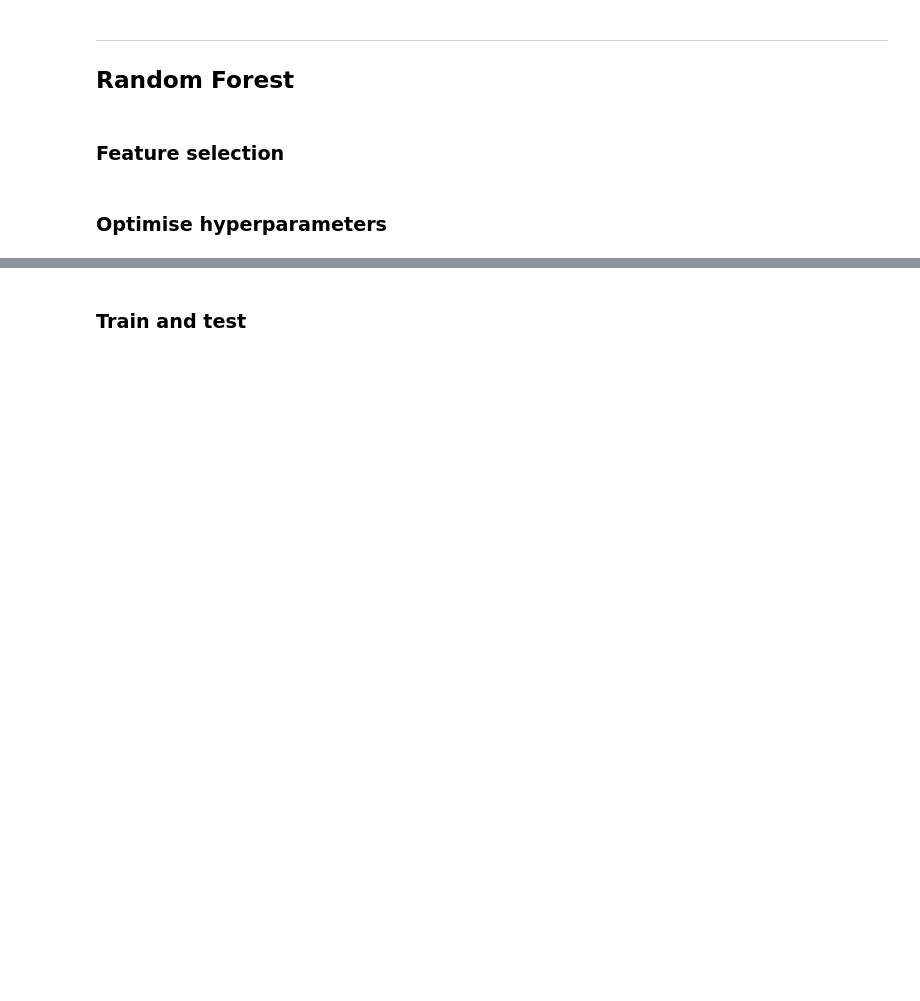
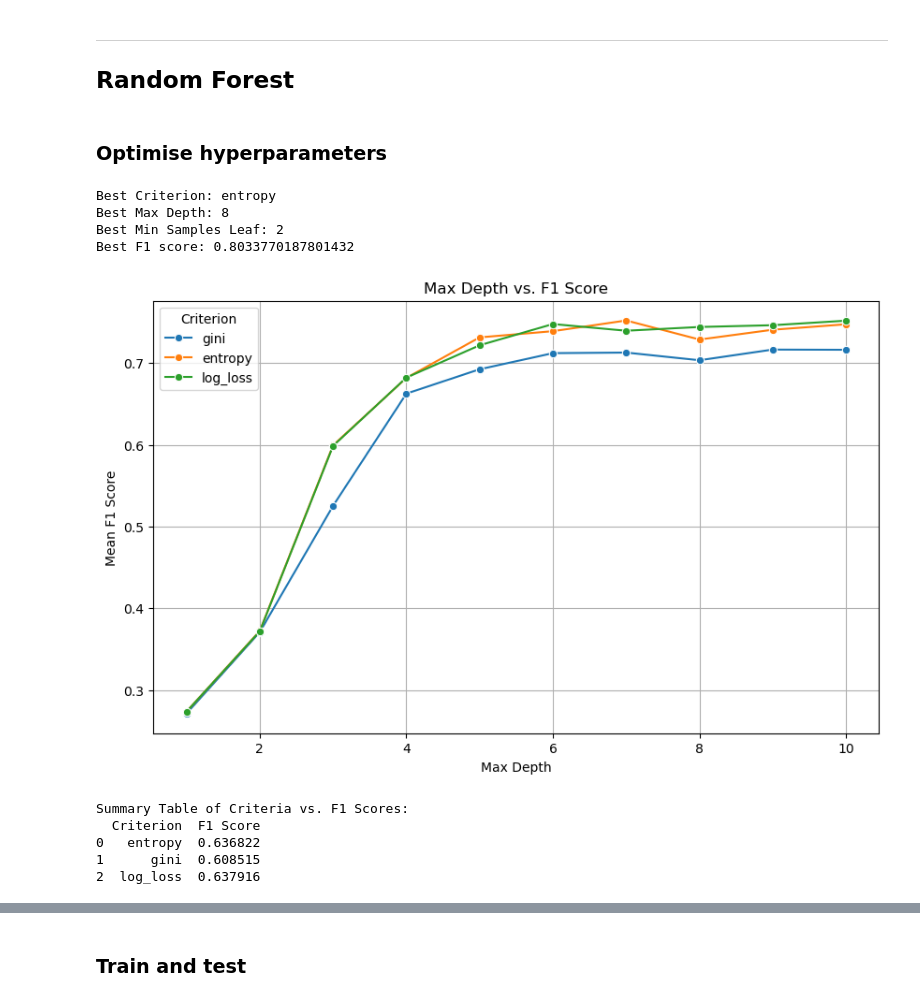
Before and after one commit to Artyom-kurguzkin/ML-ludemes-predictions, a Jupyter notebook: ludemes-gameData-predict.ipynb, the cells around one changed output, grey strips where cells are left out. Saved outputs shown, nothing was run; the diff lists cells and outputs as text; code cells hidden in the pictures; blank space fills up the shorter version.

```diff
--- a/ludemes-gameData-predict.ipynb
+++ b/ludemes-gameData-predict.ipynb
@@ -584,7 +564,7 @@ plt.show()
 # %% [markdown]
 ### Training and testing
 # %%
-knn = KNeighborsClassifier(n_neighbors=1, metric='cosine')
+knn = KNeighborsClassifier(n_neighbors=1, metric='euclidean')
 
 bagging = BaggingClassifier(
     estimator=knn,
@@ -593,10 +573,10 @@ bagging = BaggingClassifier(
 )
 
 # Step 3: Train the model
-bagging.fit(X_train_selected, y_train)
+bagging.fit(X_train_pca, y_train)
 
 # Step 4: Make predictions
-y_pred = bagging.predict(X_test_selected)
+y_pred = bagging.predict(X_test_pca)
 
 # Step 5: Evaluate the model
 conf_matrix = confusion_matrix(y_test, y_pred)
@@ -629,7 +609,64 @@ F1 score is computed for each class separately and then the average of these sco
 # %% [markdown]
 ---
 ## Random Forest
-# %% [markdown]
-### Feature selection
 # %% [markdown]
 ### Optimise hyperparameters
+# %%
+f1_macro_scorer = make_scorer(f1_score, average='macro')
+
+param_grid = {
+    'criterion': ['gini', 'entropy', 'log_loss'],  # Specify impurity measures
+    'max_depth': np.arange(1, 11),  # Maximum tree depth
+    'min_samples_leaf': np.arange(1, 6)  # Minimum samples per leaf
+}
+
+# Perform grid search
+kf = KFold(n_splits=5, shuffle=True, random_state=42)
+grid_search = GridSearchCV(DecisionTreeClassifier(), param_grid, scoring=f1_macro_scorer, cv=kf, n_jobs=-1)
+grid_search.fit(X_train_pca, y_train)
+
+# Extract the best parameters and score
+best_criterion = grid_search.best_params_['criterion']
+best_depth = grid_search.best_params_['max_depth']
+best_samples_leaf = grid_search.best_params_['min_samples_leaf']
+best_f1_score = grid_search.best_score_
+
+print("Best Criterion:", best_criterion)
+print("Best Max Depth:", best_depth)
+print("Best Min Samples Leaf:", best_samples_leaf)
+print("Best F1 score:", best_f1_score)
+# %% [output]
+Best Criterion: entropy
+Best Max Depth: 8
+Best Min Samples Leaf: 2
+Best F1 score: 0.8033770187801432
+# %%
+# Extract results for plotting
+results = grid_search.cv_results_
+
+# Create a DataFrame for the results
+results_df = pd.DataFrame(results)
+
+# Plot max_depth vs. F1 score without confidence intervals
+plt.figure(figsize=(10, 6))
+sns.lineplot(data=results_df, x='param_max_depth', y='mean_test_score', hue='param_criterion', marker='o', ci=None)
+plt.title('Max Depth vs. F1 Score')
+plt.xlabel('Max Depth')
+plt.ylabel('Mean F1 Score')
+plt.legend(title='Criterion')
+plt.grid()
+plt.show()
+
+# Create a summary table of criteria vs. F1 scores
+summary_table = results_df[['param_criterion', 'mean_test_score']]
+summary_table = summary_table.rename(columns={'param_criterion': 'Criterion', 'mean_test_score': 'F1 Score'})
+summary_table = summary_table.groupby('Criterion').mean().reset_index()
+print("\nSummary Table of Criteria vs. F1 Scores:")
+print(summary_table)
+# %% [output]
+[figure, added]
+Summary Table of Criteria vs. F1 Scores:
+  Criterion  F1 Score
+0   entropy  0.636822
+1      gini  0.608515
+2  log_loss  0.637916
```
Also changed, not shown: parts of 16 cells of this notebook.
